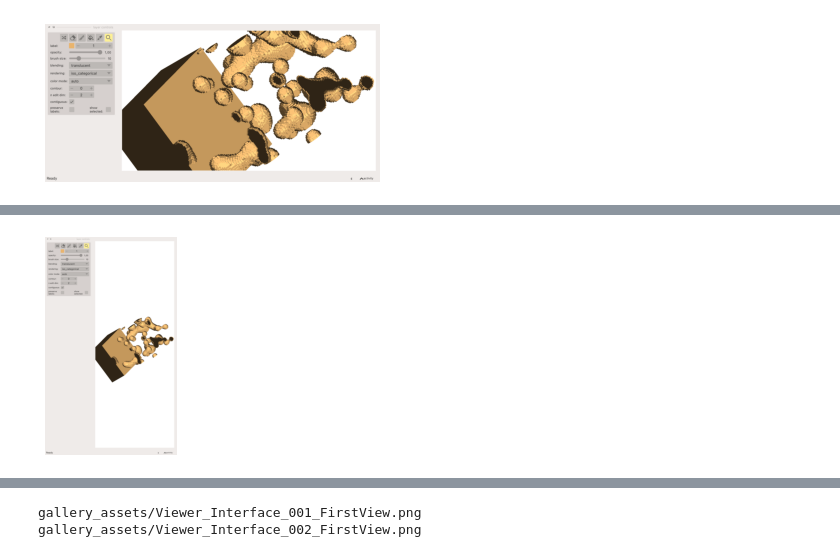
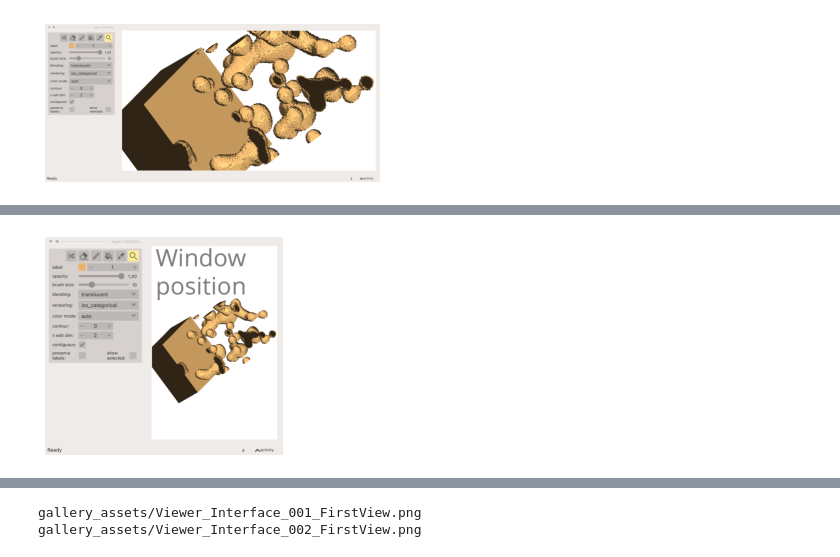
Before and after one commit to kolibril13/plywood-gallery-napari, a Jupyter notebook: 06ViewerInterface.ipynb, the cells around one changed output, grey strips where cells are left out. Saved outputs shown, nothing was run; the diff lists cells and outputs as text; code cells hidden in the pictures.

Commit message:
better way to resize window

```diff
--- a/06ViewerInterface.ipynb
+++ b/06ViewerInterface.ipynb
@@ -61,14 +83,19 @@ make_screenshot(viewer)
 # %%
 %%capture_png -p Height.png --celltype Normal --style "height:200px; width:auto;"
 from napari.settings import get_settings
-get_settings().application.window_size = (723, 1200) # default(723, 565)
+get_settings().application.save_window_state =  False
+get_settings().application.window_position = (800,300)
+
 viewer = napari.Viewer()
+viewer.text_overlay.visible = True
+viewer.text_overlay.text = "Window \nposition"
+viewer.text_overlay.font_size =30
+
 viewer.dims.ndisplay = 3
 layer1 = viewer.add_labels(blobs, name="layer1", seed=0.03)
 viewer.camera.angles = (30, 40, 80)
 layer1.opacity =1
 
-
 make_screenshot(viewer)
 # %% [output]
-[figure, old version]
+[figure, new version]
```
Also changed, not shown: parts of 7 cells of this notebook, 6 other files.
